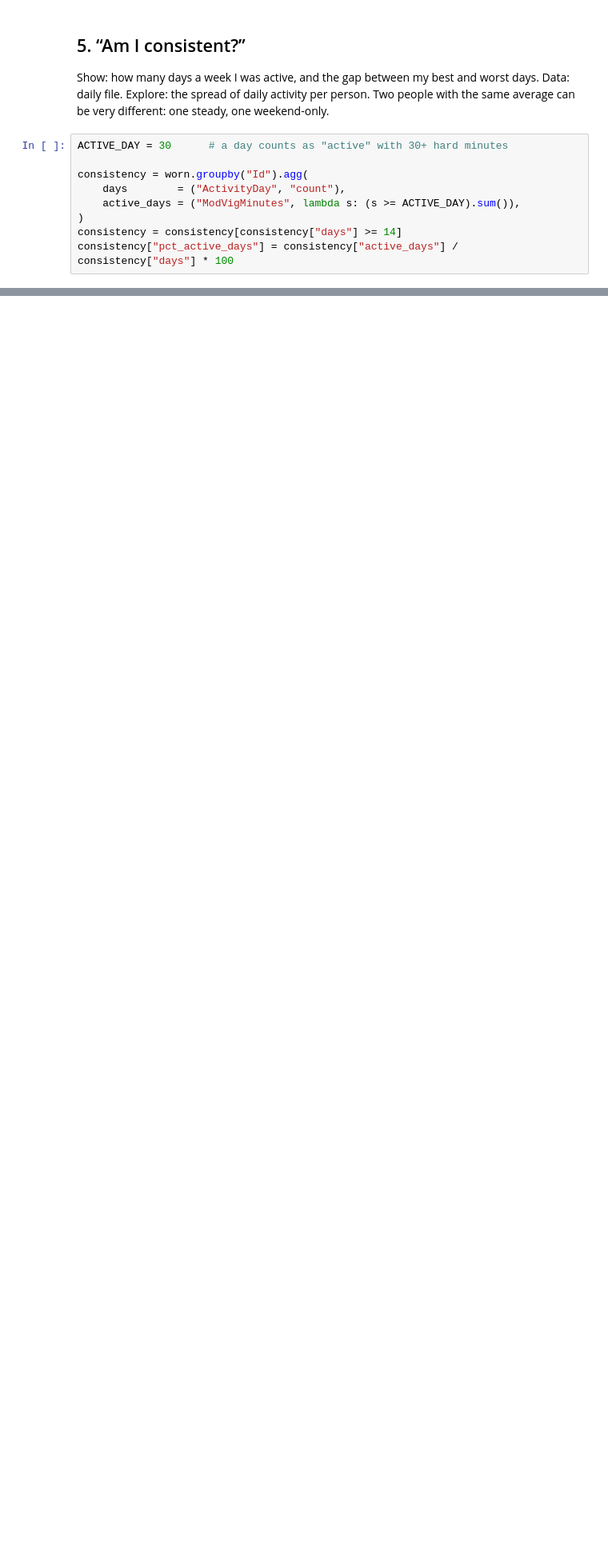
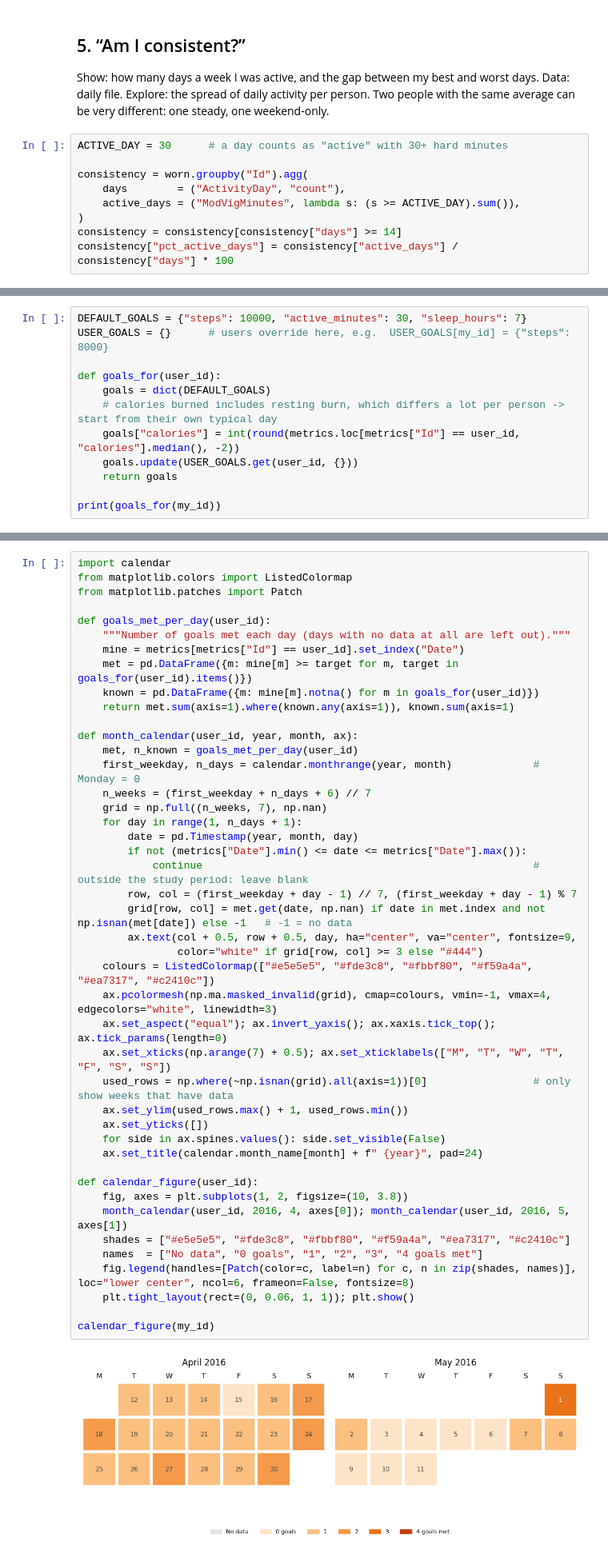
Before and after one commit to Maryam2125/DATA2007-Fitbit-Dashboard-Group, a Jupyter notebook: exploration/sophie-exploration-notebook.ipynb, the cells around one changed output, grey strips where cells are left out. Shown at 80% size. Drawn from its saved outputs; the diff is of its cells as text; blank space fills up the shorter version.

```diff
--- a/exploration/sophie-exploration-notebook.ipynb
+++ b/exploration/sophie-exploration-notebook.ipynb
@@ -333,0 +463,12 @@ plt.tight_layout(); plt.show()
+# %%
+DEFAULT_GOALS = {"steps": 10000, "active_minutes": 30, "sleep_hours": 7}
+USER_GOALS = {}      # users override here, e.g.  USER_GOALS[my_id] = {"steps": 8000}
+
+def goals_for(user_id):
+    goals = dict(DEFAULT_GOALS)
+    # calories burned includes resting burn, which differs a lot per person -> start from their own typical day
+    goals["calories"] = int(round(metrics.loc[metrics["Id"] == user_id, "calories"].median(), -2))
+    goals.update(USER_GOALS.get(user_id, {}))
+    return goals
+
+print(goals_for(my_id))
@@ -333,0 +506,46 @@ plt.tight_layout(); plt.show()
+# %%
+import calendar
+from matplotlib.colors import ListedColormap
+from matplotlib.patches import Patch
+
+def goals_met_per_day(user_id):
+    """Number of goals met each day (days with no data at all are left out)."""
+    mine = metrics[metrics["Id"] == user_id].set_index("Date")
+    met = pd.DataFrame({m: mine[m] >= target for m, target in goals_for(user_id).items()})
+    known = pd.DataFrame({m: mine[m].notna() for m in goals_for(user_id)})
+    return met.sum(axis=1).where(known.any(axis=1)), known.sum(axis=1)
+
+def month_calendar(user_id, year, month, ax):
+    met, n_known = goals_met_per_day(user_id)
+    first_weekday, n_days = calendar.monthrange(year, month)             # Monday = 0
+    n_weeks = (first_weekday + n_days + 6) // 7
+    grid = np.full((n_weeks, 7), np.nan)
+    for day in range(1, n_days + 1):
+        date = pd.Timestamp(year, month, day)
+        if not (metrics["Date"].min() <= date <= metrics["Date"].max()):
+            continue                                                     # outside the study period: leave blank
+        row, col = (first_weekday + day - 1) // 7, (first_weekday + day - 1) % 7
+        grid[row, col] = met.get(date, np.nan) if date in met.index and not np.isnan(met[date]) else -1   # -1 = no data
+        ax.text(col + 0.5, row + 0.5, day, ha="center", va="center", fontsize=9,
+                color="white" if grid[row, col] >= 3 else "#444")
+    colours = ListedColormap(["#e5e5e5", "#fde3c8", "#fbbf80", "#f59a4a", "#ea7317", "#c2410c"])
+    ax.pcolormesh(np.ma.masked_invalid(grid), cmap=colours, vmin=-1, vmax=4, edgecolors="white", linewidth=3)
+    ax.set_aspect("equal"); ax.invert_yaxis(); ax.xaxis.tick_top(); ax.tick_params(length=0)
+    ax.set_xticks(np.arange(7) + 0.5); ax.set_xticklabels(["M", "T", "W", "T", "F", "S", "S"])
+    used_rows = np.where(~np.isnan(grid).all(axis=1))[0]                 # only show weeks that have data
+    ax.set_ylim(used_rows.max() + 1, used_rows.min())
+    ax.set_yticks([])
+    for side in ax.spines.values(): side.set_visible(False)
+    ax.set_title(calendar.month_name[month] + f" {year}", pad=24)
+
+def calendar_figure(user_id):
+    fig, axes = plt.subplots(1, 2, figsize=(10, 3.8))
+    month_calendar(user_id, 2016, 4, axes[0]); month_calendar(user_id, 2016, 5, axes[1])
+    shades = ["#e5e5e5", "#fde3c8", "#fbbf80", "#f59a4a", "#ea7317", "#c2410c"]
+    names  = ["No data", "0 goals", "1", "2", "3", "4 goals met"]
+    fig.legend(handles=[Patch(color=c, label=n) for c, n in zip(shades, names)], loc="lower center", ncol=6, frameon=False, fontsize=8)
+    plt.tight_layout(rect=(0, 0.06, 1, 1)); plt.show()
+
+calendar_figure(my_id)
+# %% [output]
+[figure, added]
```
Also changed, not shown: parts of 38 cells of this notebook.
